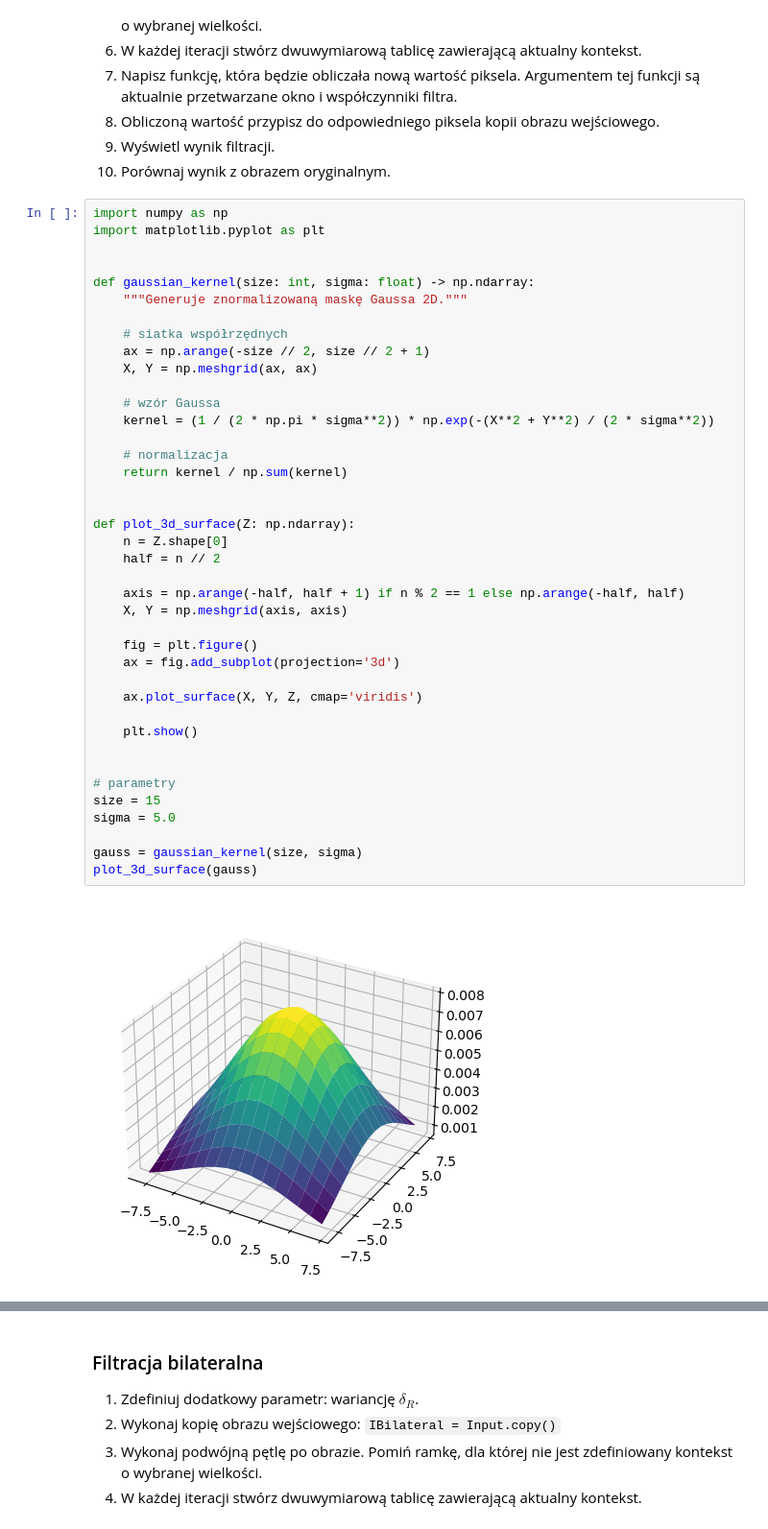
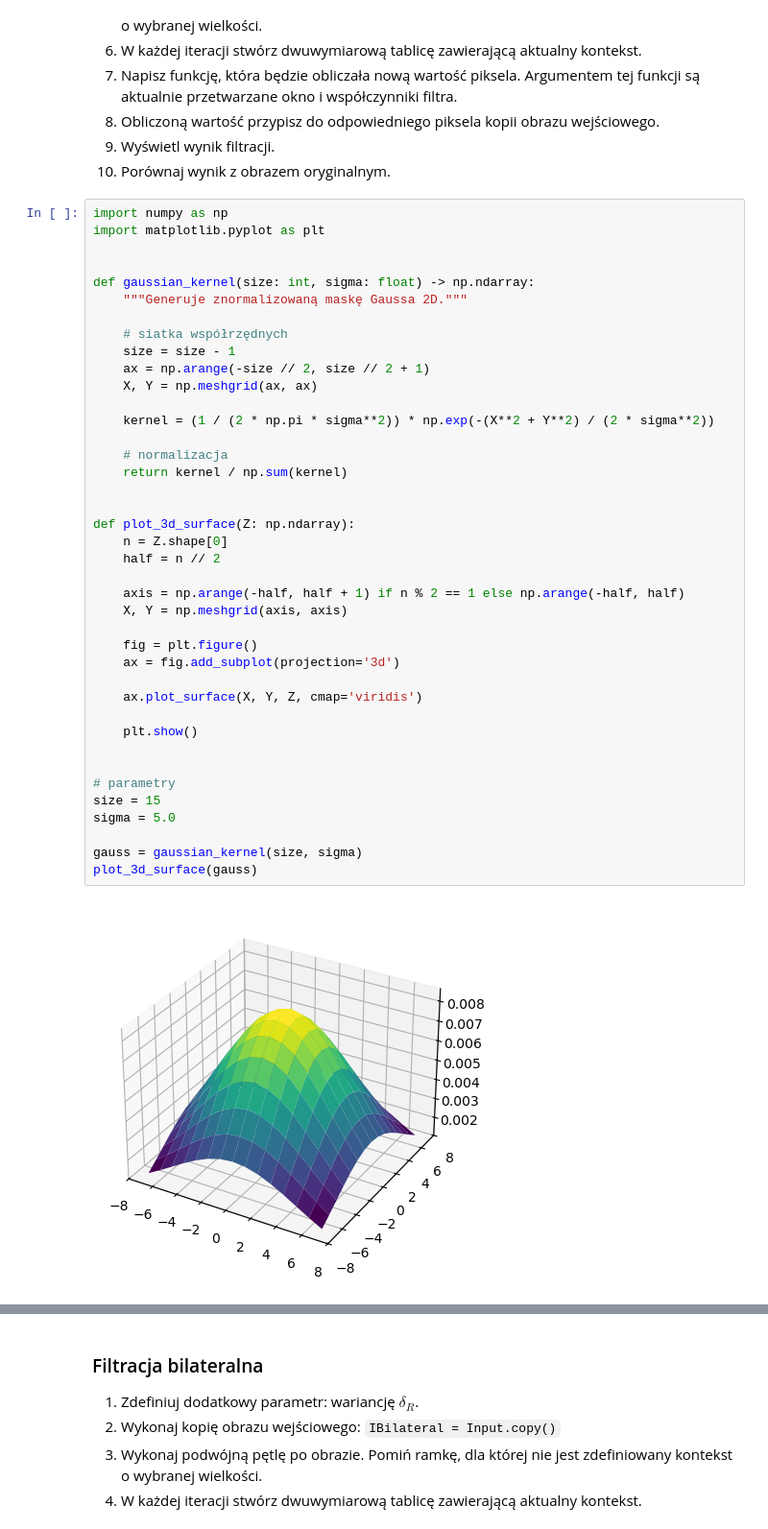
Before and after one commit to Igur7/vision_systems, a Jupyter notebook: lab7/L07_bilateral.ipynb, the cells around one changed output, grey strips where cells are left out. Shown at 96% size. Saved outputs shown, nothing was run; the diff lists cells and outputs as text.

```diff
--- a/lab7/L07_bilateral.ipynb
+++ b/lab7/L07_bilateral.ipynb
@@ -126,37 +128,37 @@ def gaussian_kernel(size: int, sigma: float) -> np.ndarray:
     """Generuje znormalizowaną maskę Gaussa 2D."""
 
     # siatka współrzędnych
+    size = size - 1
     ax = np.arange(-size // 2, size // 2 + 1)
     X, Y = np.meshgrid(ax, ax)
 
-    # wzór Gaussa
     kernel = (1 / (2 * np.pi * sigma**2)) * np.exp(-(X**2 + Y**2) / (2 * sigma**2))
 
     # normalizacja
     return kernel / np.sum(kernel)
 
 
 def plot_3d_surface(Z: np.ndarray):
     n = Z.shape[0]
     half = n // 2
 
     axis = np.arange(-half, half + 1) if n % 2 == 1 else np.arange(-half, half)
     X, Y = np.meshgrid(axis, axis)
 
     fig = plt.figure()
     ax = fig.add_subplot(projection='3d')
 
     ax.plot_surface(X, Y, Z, cmap='viridis')
 
     plt.show()
 
 
 # parametry
 size = 15
 sigma = 5.0
 
 gauss = gaussian_kernel(size, sigma)
 plot_3d_surface(gauss)
 # %% [output]
-[figure, old version]
+[figure, new version]
 # %%
```
Also changed, not shown: parts of 3 cells of this notebook.
